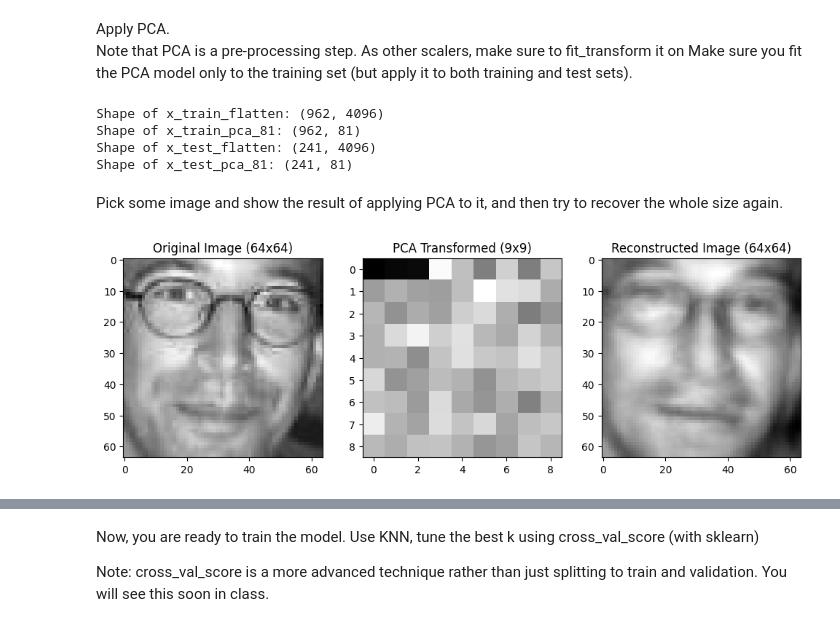
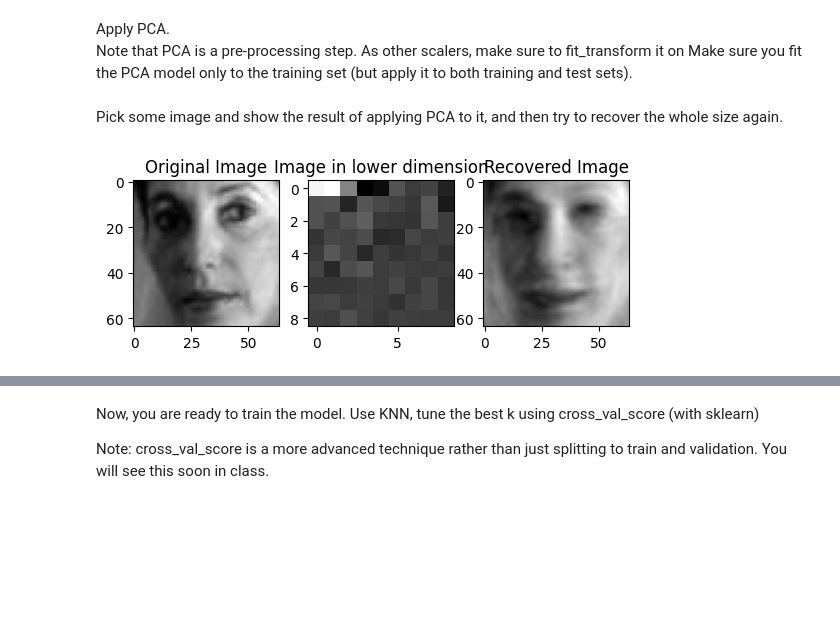
Before and after one commit to MahmoudAbade/ML-HW, a Jupyter notebook: HW3.ipynb, the cells around one changed output, grey strips where cells are left out. Saved outputs shown, nothing was run; the diff lists cells and outputs as text; code cells hidden in the pictures; blank space fills up the shorter version.

```diff
--- a/HW3.ipynb
+++ b/HW3.ipynb
@@ -705,50 +671,32 @@ class PCA:
 Apply PCA. <br/>
 Note that PCA is a pre-processing step. As other scalers, make sure to fit_transform it on
 Make sure you fit the PCA model only to the training set (but apply it to both training and test sets). <br/>
-# %%
-pca_object_81 = PCA(n_components=81)
-pca_object_81.fit(x_train_flatten)
-x_train_pca_81 = pca_object_81.transform(x_train_flatten)
-x_test_pca_81 = pca_object_81.transform(x_test_flatten)
-
-print(f'Shape of x_train_flatten: {x_train_flatten.shape}')
-print(f'Shape of x_train_pca_81: {x_train_pca_81.shape}')
-print(f'Shape of x_test_flatten: {x_test_flatten.shape}')
-print(f'Shape of x_test_pca_81: {x_test_pca_81.shape}')
-# %% [output]
-Shape of x_train_flatten: (962, 4096)
-Shape of x_train_pca_81: (962, 81)
-Shape of x_test_flatten: (241, 4096)
-Shape of x_test_pca_81: (241, 81)
+# %%
+k = 81
+x_train_new, mu, eig, eigValues =  PCA_train(x_train_flatten,k) # Implement here
+x_test_new = PCA_test(x_test_flatten,mu,eig) # Implement here
 # %% [markdown]
 Pick some image and show the result of applying PCA to it, and then try to recover the whole size again.
-# %%
-import matplotlib.pyplot as plt # Ensure plt is available
-
-# Select an image (e.g., the first one from the original training set)
-original_image_to_show = x_train[0] # Assuming x_train holds the original 64x64 images
-# Its PCA-transformed representation (using 81 components)
-pca_transformed_representation_to_show_81 = x_train_pca_81[0]
-# Reconstruct the image
-reconstructed_image_flattened_81 = pca_object_81.inverse_transform(pca_transformed_representation_to_show_81.reshape(1, -1))
-reconstructed_image_to_show_81 = reconstructed_image_flattened_81.reshape(64, 64)
-
-plt.figure(figsize=(12, 4))
-plt.subplot(131)
-plt.title("Original Image (64x64)")
-plt.imshow(original_image_to_show, cmap='gray')
-
-plt.subplot(132)
-plt.title("PCA Transformed (9x9)")
-plt.imshow(pca_transformed_representation_to_show_81.reshape(9, 9), cmap='gray') # Reshape to 9x9
-
-plt.subplot(133)
-plt.title("Reconstructed Image (64x64)")
-plt.imshow(reconstructed_image_to_show_81, cmap='gray')
-
-plt.show()
-# %% [output]
-[figure, removed]
+# %%
+randomNum = 170
+randomImg = x_test[randomNum]
+lowDimImg = x_test_new[randomNum]
+recoverImg = recover_PCA(lowDimImg,mu,eig)
+plt.subplot(131)
+plt.title("Original Image")
+plt.imshow(randomImg, cmap='gray')
+
+plt.subplot(132)
+plt.title("Image in lower dimension")
+plt.imshow(np.real(lowDimImg).reshape(9, 9), cmap='gray')
+
+plt.subplot(133)
+plt.title("Recovered Image")
+plt.imshow(np.real(recoverImg).reshape(64, 64), cmap='gray')
+
+plt.show()
+# %% [output]
+[figure, added]
 # %% [markdown]
 Before training the model, use plot_eigenvalues insider PCA, that given eigenvalues, draws a CDF of them like here:<br/><br/>
 
```
Also changed, not shown: parts of 30 cells of this notebook.
